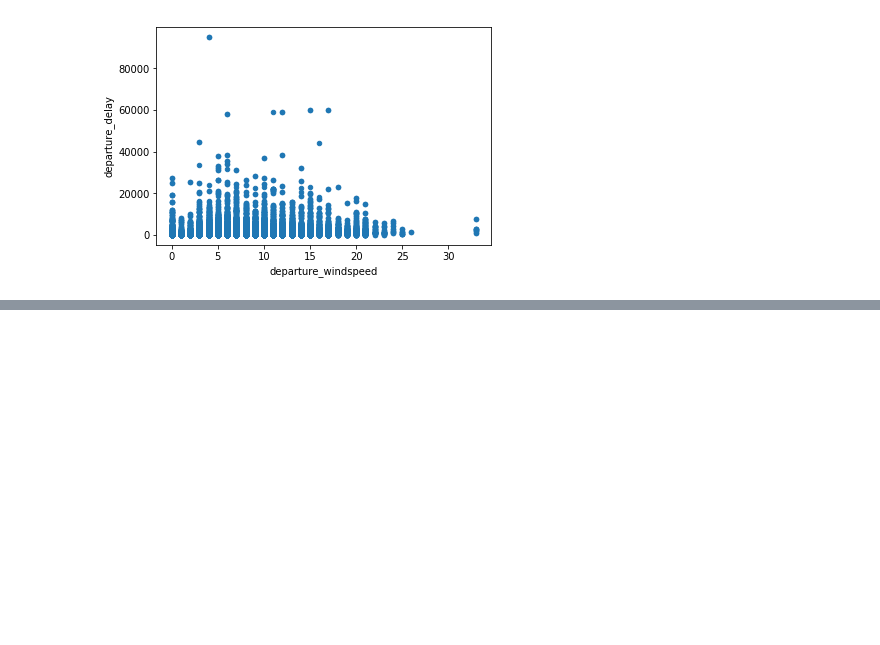
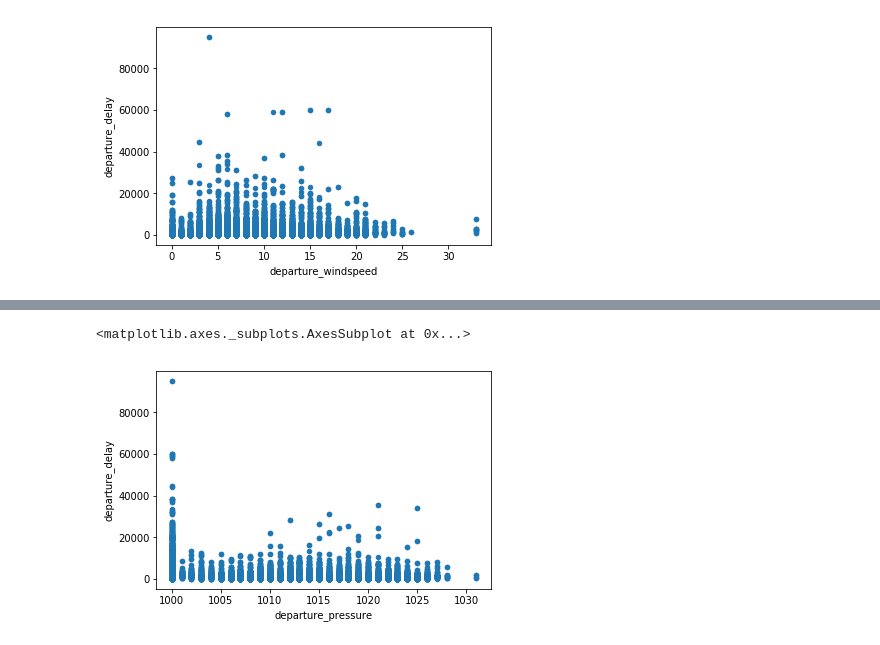
Before and after one commit to dermot-cochran/Interview_data, a Jupyter notebook: Case Study.ipynb, the cells around one changed output, grey strips where cells are left out. Saved outputs shown, nothing was run; the diff lists cells and outputs as text; code cells hidden in the pictures; blank space fills up the shorter version.

Commit message:
Investigate air pressure at origin and destination

```diff
--- a/Case Study.ipynb
+++ b/Case Study.ipynb
@@ -643,11 +643,11 @@ def extract_windspeed (w):
     if match:
         return int (match.group(1))
     else:
-        return 20 # if temperature missing then assume ideal temperatures as default
+        return 0 # if windspeed is missing then assume no wind
 
 flight_weather['departure_windspeed'] = flight_weather['departure_weather'].map(lambda w: extract_windspeed(w))
 flight_weather['arrival_windspeed'] = flight_weather['arrival_weather'].map(lambda w: extract_windspeed(w))
 
-flight_weather['departure_temperature'].describe()
+flight_weather['departure_windspeed'].describe()
 # %% [output]
 count    25539.000000
@@ -671,0 +672,12 @@ flight_weather.plot('arrival_windspeed', 'arrival_delay', kind='scatter')
+# %%
+def extract_pressure (w):
+    match = re.search('Pressure: (.+?) hPa',w)
+    if match:
+        return int (match.group(1))
+    else:
+        return 1000 # if pressure is missing then assume global average
+
+flight_weather['departure_pressure'] = flight_weather['departure_weather'].map(lambda w: extract_pressure(w))
+flight_weather['arrival_pressure'] = flight_weather['arrival_weather'].map(lambda w: extract_pressure(w))
+
+flight_weather['departure_pressure'].describe()
@@ -671,0 +694,5 @@ flight_weather.plot('arrival_windspeed', 'arrival_delay', kind='scatter')
+# %%
+flight_weather.plot('departure_pressure', 'departure_delay', kind='scatter')
+# %% [output]
+<matplotlib.axes._subplots.AxesSubplot at 0x...>
+[figure, added]
```
Also changed, not shown: parts of 4 cells of this notebook.
